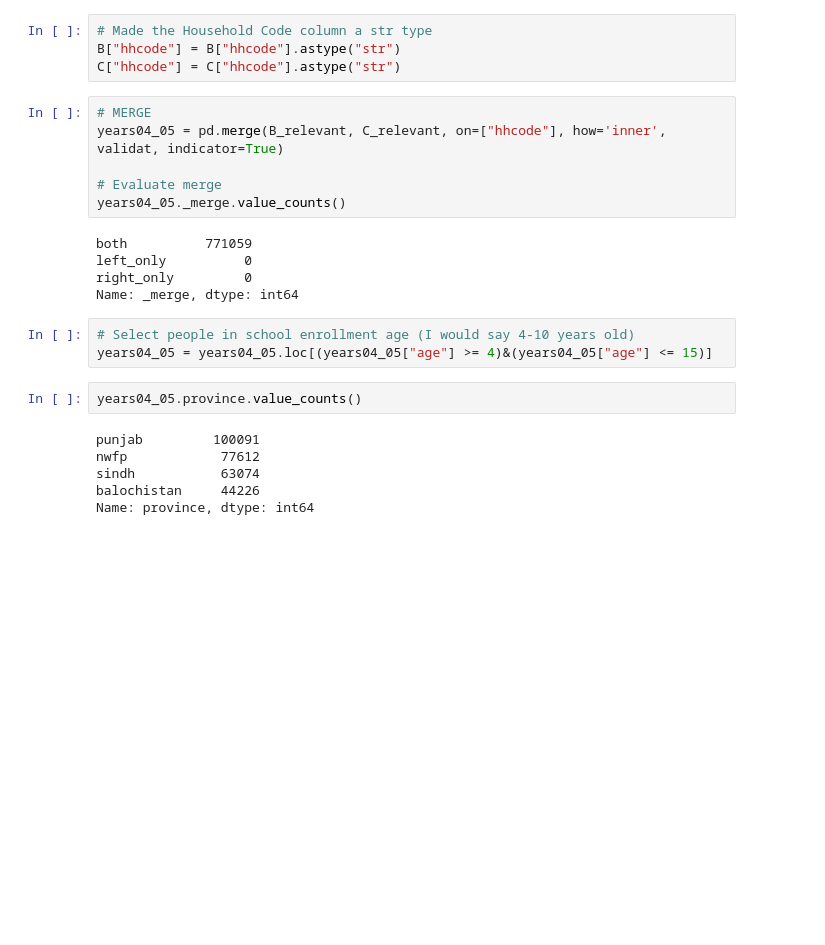
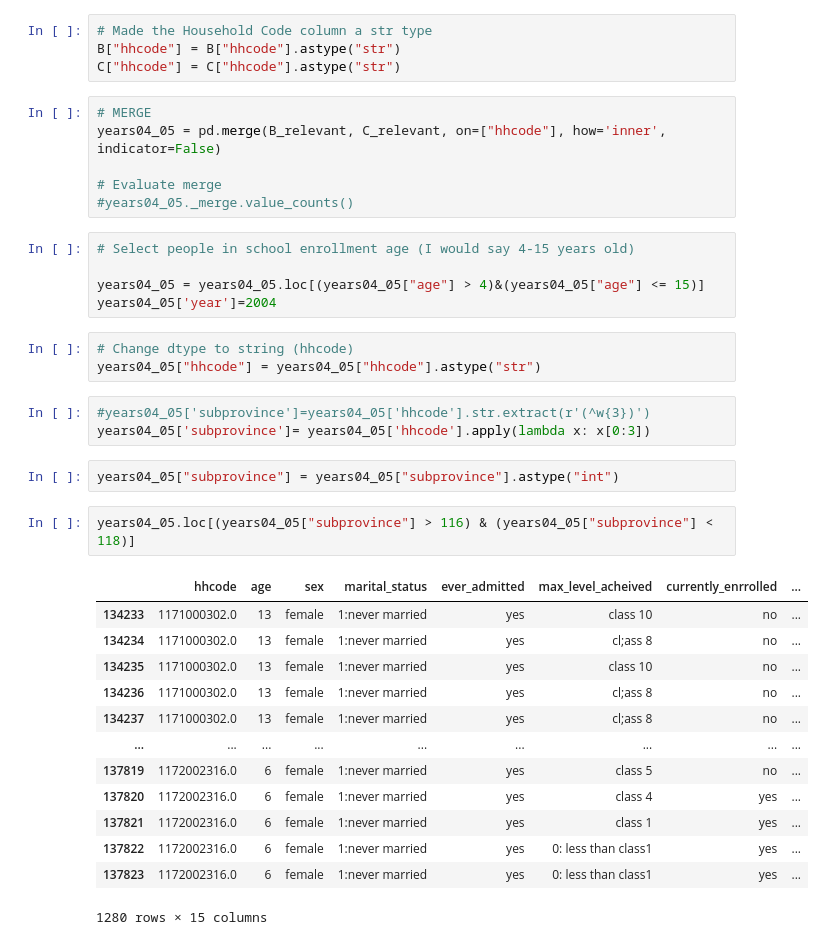
Before and after one commit to preetkhowaja/taliban_impact_pakistan, a Jupyter notebook: 10_data_cleaning/PSLM-0405.ipynb, the cells around one changed output. Cells and saved outputs as stored; diff of their text form; blank space fills up the shorter version.

```diff
--- a/10_data_cleaning/PSLM-0405.ipynb
+++ b/10_data_cleaning/PSLM-0405.ipynb
@@ -68,23 +87,36 @@ B["hhcode"] = B["hhcode"].astype("str")
 C["hhcode"] = C["hhcode"].astype("str")
 # %%
 # MERGE
-years04_05 = pd.merge(B_relevant, C_relevant, on=["hhcode"], how='inner', validat, indicator=True)
+years04_05 = pd.merge(B_relevant, C_relevant, on=["hhcode"], how='inner', indicator=False)
 
 # Evaluate merge
-years04_05._merge.value_counts()
+#years04_05._merge.value_counts()
-# %% [output]
-both          771059
-left_only          0
-right_only         0
-Name: _merge, dtype: int64
 # %%
-# Select people in school enrollment age (I would say 4-10 years old)
-years04_05 = years04_05.loc[(years04_05["age"] >= 4)&(years04_05["age"] <= 15)]
+# Select people in school enrollment age (I would say 4-15 years old)
+
+years04_05 = years04_05.loc[(years04_05["age"] > 4)&(years04_05["age"] <= 15)]
+years04_05['year']=2004
-# %%
-years04_05.province.value_counts()
-# %% [output]
-punjab         100091
-nwfp            77612
-sindh           63074
-balochistan     44226
-Name: province, dtype: int64
+# %%
+# Change dtype to string (hhcode)
+years04_05["hhcode"] = years04_05["hhcode"].astype("str")
+# %%
+#years04_05['subprovince']=years04_05['hhcode'].str.extract(r'(^w{3})')
+years04_05['subprovince']= years04_05['hhcode'].apply(lambda x: x[0:3])
+# %%
+years04_05["subprovince"] = years04_05["subprovince"].astype("int")
+# %%
+years04_05.loc[(years04_05["subprovince"] > 116) & (years04_05["subprovince"] < 118)]
+# %% [output]
+|  | hhcode | age | sex | marital_status | ever_admitted | max_level_acheived | currently_enrrolled | ... |
+| 134233 | 1171000302.0 | 13 | female | 1:never married | yes | class 10 | no | ... |
+| 134234 | 1171000302.0 | 13 | female | 1:never married | yes | cl;ass 8 | no | ... |
+| 134235 | 1171000302.0 | 13 | female | 1:never married | yes | class 10 | no | ... |
+| 134236 | 1171000302.0 | 13 | female | 1:never married | yes | cl;ass 8 | no | ... |
+| 134237 | 1171000302.0 | 13 | female | 1:never married | yes | cl;ass 8 | no | ... |
+| ... | ... | ... | ... | ... | ... | ... | ... | ... |
+| 137819 | 1172002316.0 | 6 | female | 1:never married | yes | class 5 | no | ... |
+| 137820 | 1172002316.0 | 6 | female | 1:never married | yes | class 4 | yes | ... |
+| 137821 | 1172002316.0 | 6 | female | 1:never married | yes | class 1 | yes | ... |
+| 137822 | 1172002316.0 | 6 | female | 1:never married | yes | 0: less than class1 | yes | ... |
+| 137823 | 1172002316.0 | 6 | female | 1:never married | yes | 0: less than class1 | yes | ... |
+1280 rows × 15 columns
```
Also changed, not shown: parts of 8 cells of this notebook, 1 other file.
